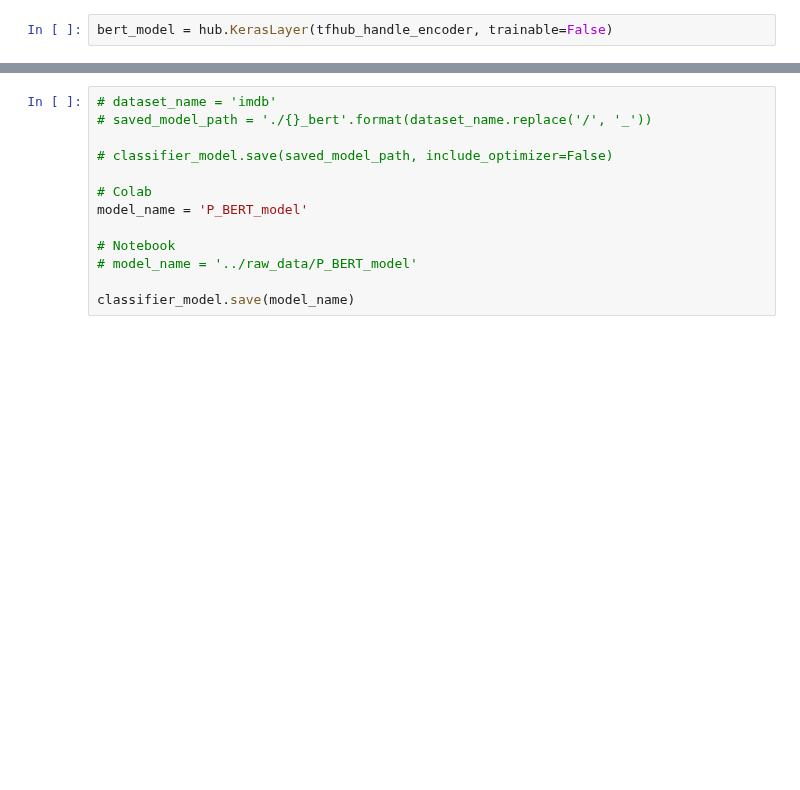
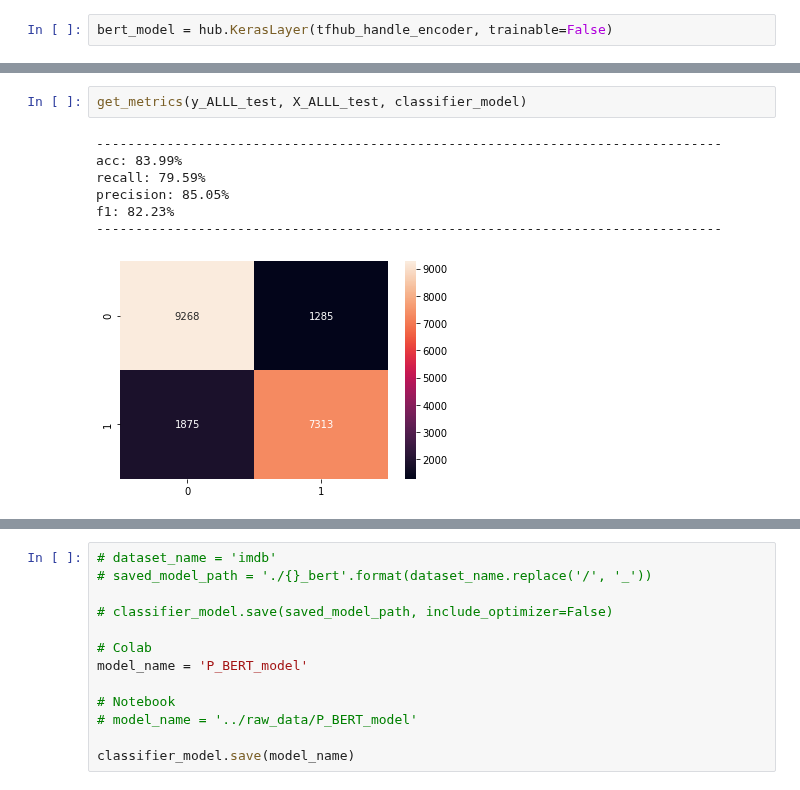
Before and after one commit to EddyEdzwan/StopFAIke, a Jupyter notebook: notebooks/JS_BERT.ipynb, the cells around one changed output, grey strips where cells are left out. Cells and saved outputs as stored; diff of their text form; blank space fills up the shorter version.

```diff
--- a/notebooks/JS_BERT.ipynb
+++ b/notebooks/JS_BERT.ipynb
@@ -778,3 +811,13 @@ plot_loss(history, title='classifier_model')
+# %%
+get_metrics(y_ALLL_test, X_ALLL_test, classifier_model)
+# %% [output]
+--------------------------------------------------------------------------------
+acc: 83.99%
+recall: 79.59%
+precision: 85.05%
+f1: 82.23%
+--------------------------------------------------------------------------------
+[figure, added]
 # %%
 get_metrics(y_P_test, X_P_test, classifier_model)
 # %% [output]
```
Also changed, not shown: parts of 18 cells of this notebook, 1 other file.
